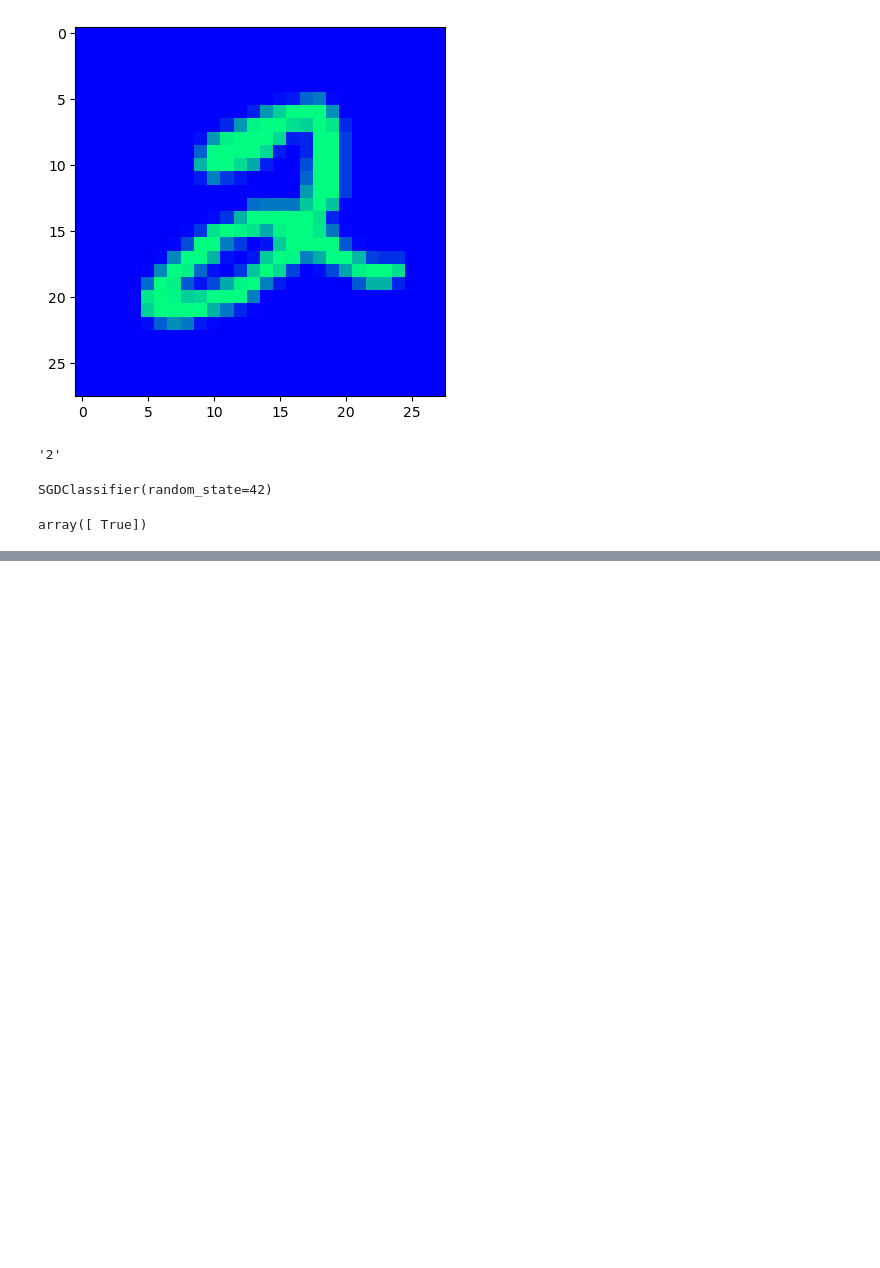
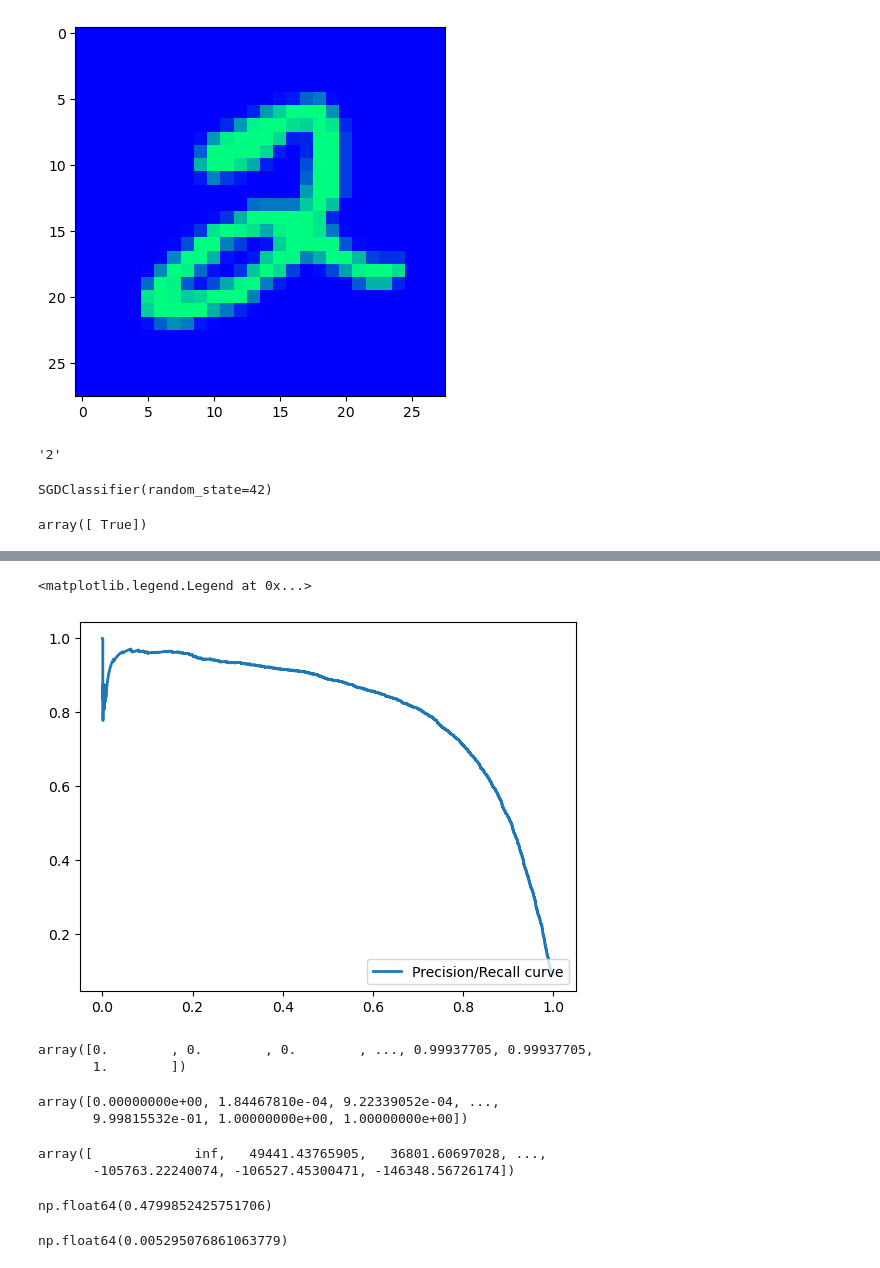
Before and after one commit to Parmida79/baldr, a Jupyter notebook: baldr/homl_chapter_3.ipynb, the cells around one changed output, grey strips where cells are left out. Cells and saved outputs as stored; diff of their text form; code cells hidden in the pictures; blank space fills up the shorter version.

```diff
--- a/baldr/homl_chapter_3.ipynb
+++ b/baldr/homl_chapter_3.ipynb
@@ -111,0 +219,6 @@ array([ True])
+# %%
+plt.plot(recalls, precisions, linewidth=2, label="Precision/Recall curve")
+plt.legend(loc="lower right")
+# %% [output]
+<matplotlib.legend.Legend at 0x...>
+[figure, added]
@@ -111,0 +230,15 @@ array([ True])
+# %%
+fpr
+# %% [output]
+array([0.        , 0.        , 0.        , ..., 0.99937705, 0.99937705,
+       1.        ])
+# %%
+tpr
+# %% [output]
+array([0.00000000e+00, 1.84467810e-04, 9.22339052e-04, ...,
+       9.99815532e-01, 1.00000000e+00, 1.00000000e+00])
+# %%
+thresholds
+# %% [output]
+array([             inf,   49441.43765905,   36801.60697028, ...,
+       -105763.22240074, -106527.45300471, -146348.56726174])
@@ -111,0 +248,8 @@ array([ True])
+# %%
+tpr_90
+# %% [output]
+np.float64(0.4799852425751706)
+# %%
+fpr_90
+# %% [output]
+np.float64(0.005295076861063779)
```
Also changed, not shown: parts of 35 cells of this notebook.
